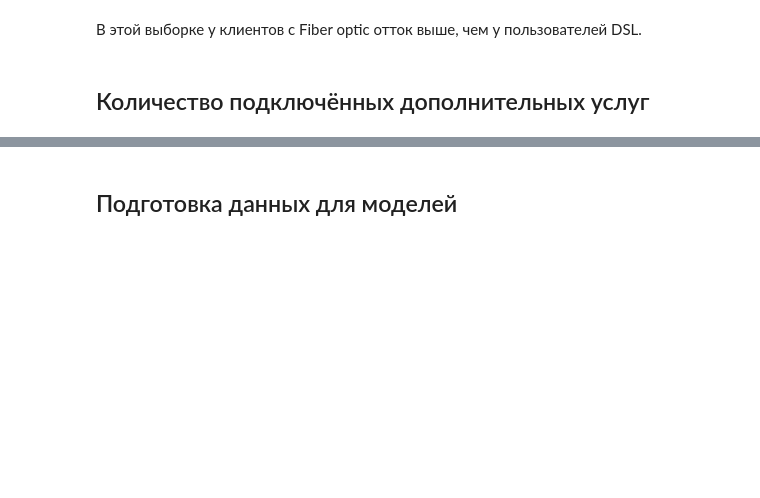
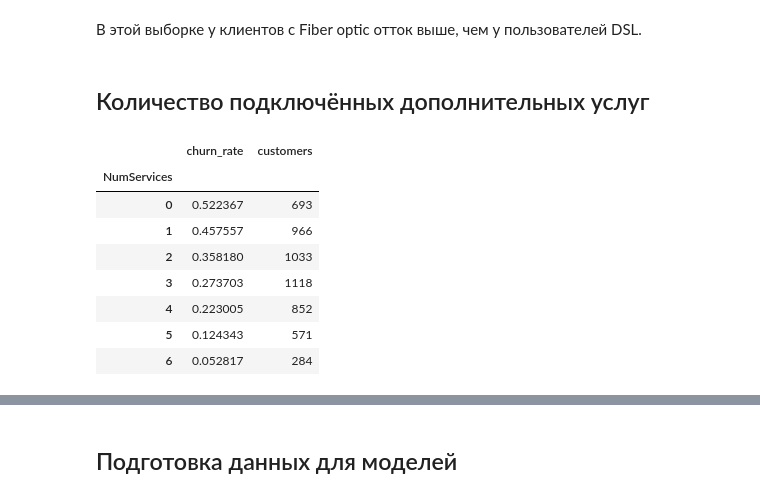
Before and after one commit to adhamov8/telco-churn-analysis, a Jupyter notebook: telco-churn-analysis.ipynb, the cells around one changed output, grey strips where cells are left out. Saved outputs shown, nothing was run; the diff lists cells and outputs as text; code cells hidden in the pictures; blank space fills up the shorter version.

```diff
--- a/telco-churn-analysis.ipynb
+++ b/telco-churn-analysis.ipynb
@@ -134,22 +188,34 @@ plt.show()
 # %%
 service_cols = [
     "OnlineSecurity",
     "OnlineBackup",
     "DeviceProtection",
     "TechSupport",
     "StreamingTV",
     "StreamingMovies"
 ]
 
 df["NumServices"] = (df[service_cols] == "Yes").sum(axis=1)
 
+internet_customers = df[df["InternetService"] != "No"].copy()
+
 services_churn = (
-    df.groupby("NumServices")["ChurnFlag"]
+    internet_customers.groupby("NumServices")["ChurnFlag"]
       .agg(["mean", "count"])
       .rename(columns={"mean": "churn_rate", "count": "customers"})
 )
 
 services_churn
+# %% [output]
+|  | churn_rate | customers |
+| NumServices |  |  |
+| 0 | 0.522367 | 693 |
+| 1 | 0.457557 | 966 |
+| 2 | 0.358180 | 1033 |
+| 3 | 0.273703 | 1118 |
+| 4 | 0.223005 | 852 |
+| 5 | 0.124343 | 571 |
+| 6 | 0.052817 | 284 |
 # %%
 plt.figure(figsize=(8, 4))
 sns.lineplot(
```
Also changed, not shown: parts of 27 cells of this notebook, 1 other file.
